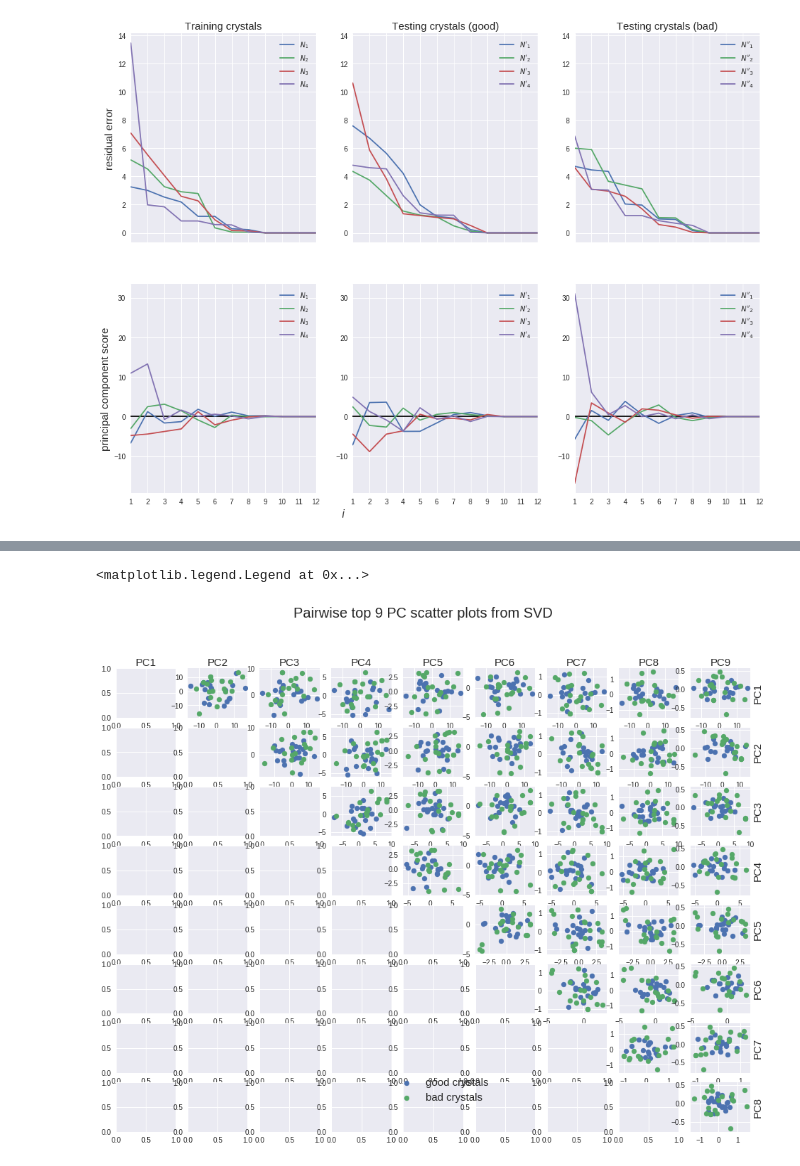
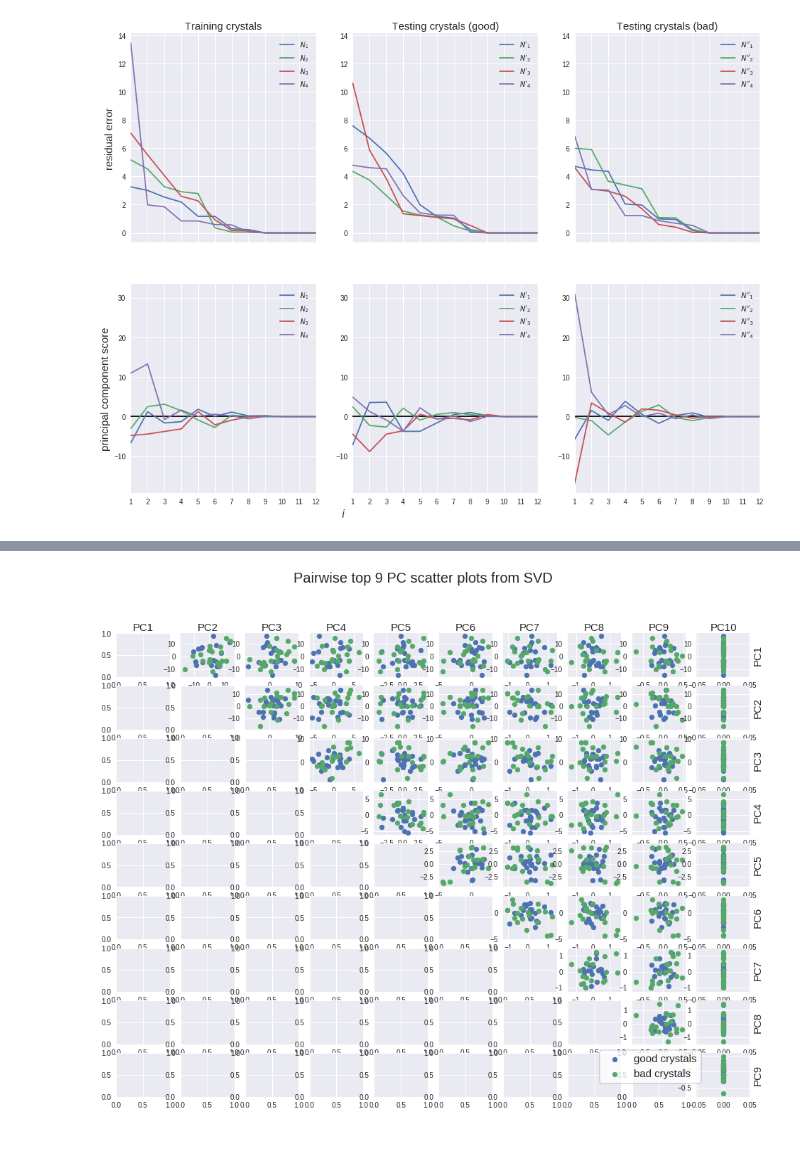
Before and after one commit to SamKChang/20170406_alchemy_optimization, a Jupyter notebook: analysis/Note_on_rdf.ipynb, the cells around one changed output, grey strips where cells are left out. Cells and saved outputs as stored; diff of their text form; code cells hidden in the pictures.

```diff
--- a/analysis/Note_on_rdf.ipynb
+++ b/analysis/Note_on_rdf.ipynb
@@ -615,27 +592,43 @@ plt.title("First and second PC plot from SVD", fontsize=20)
 # %%
+N_crystals = 20
+
+N1_good = get_dN(N_crystals, log01)
+N1_bad = get_dN(1000 + N_crystals, log01, 1001)
+
+# directly computed from SVD
+U, s, Vt = np.linalg.svd(N1_good)
+V = Vt.T
+S = np.diag(s)
+
+PC_good = U.dot(S)
 PC_bad = N1_bad.dot(V)
 
-N_pc = 9
+N_pc = 10
 
 fig, axarr = plt.subplots(N_pc - 1, N_pc, figsize=(16,12))
 
 for row in range(N_pc):
     for col in range(row+1, N_pc):
-        axarr[row, col].scatter(PC[:,row], PC[:,col], label='good crystals')
-        axarr[row, col].scatter(PC_bad[:,row], PC_bad[:,col], label='bad crystals')
+        try:
+            axarr[row, col].scatter(PC_good[:,col], PC_good[:,row], label='good crystals')
+            axarr[row, col].scatter(PC_bad[:,col], PC_bad[:,row], label='bad crystals')
+        except:
+            pass
 
 # axarr[row, col].set_xlabel('PC%d' % (row + 1))
 # axarr[row, col].set_ylabel('PC%d' % (col + 1))
 for col in range(N_pc):
     axarr[0, col].set_xlabel('PC%d' % (col + 1), fontsize=15)
     axarr[0, col].xaxis.set_label_position('top')
 
 for row in range(N_pc-1):
     axarr[row, -1].set_ylabel('PC%d' % (row + 1), fontsize=15)
     axarr[row, -1].yaxis.set_label_position('right')
 plt.suptitle("Pairwise top 9 PC scatter plots from SVD", fontsize=20)
 
-axarr[-1, -1].legend(loc=(-5, 0.5), fontsize=15)
+legend = axarr[N_pc - 2, N_pc -1].legend(loc=(-1.8, 0.3), fontsize=15, frameon=True)
+frame = legend.get_frame()
+frame.set_facecolor('white')
+frame.set_edgecolor('black')
 # %% [output]
-<matplotlib.legend.Legend at 0x...>
-[figure, old version]
+[figure, new version]
```
Also changed, not shown: parts of 15 cells of this notebook.
